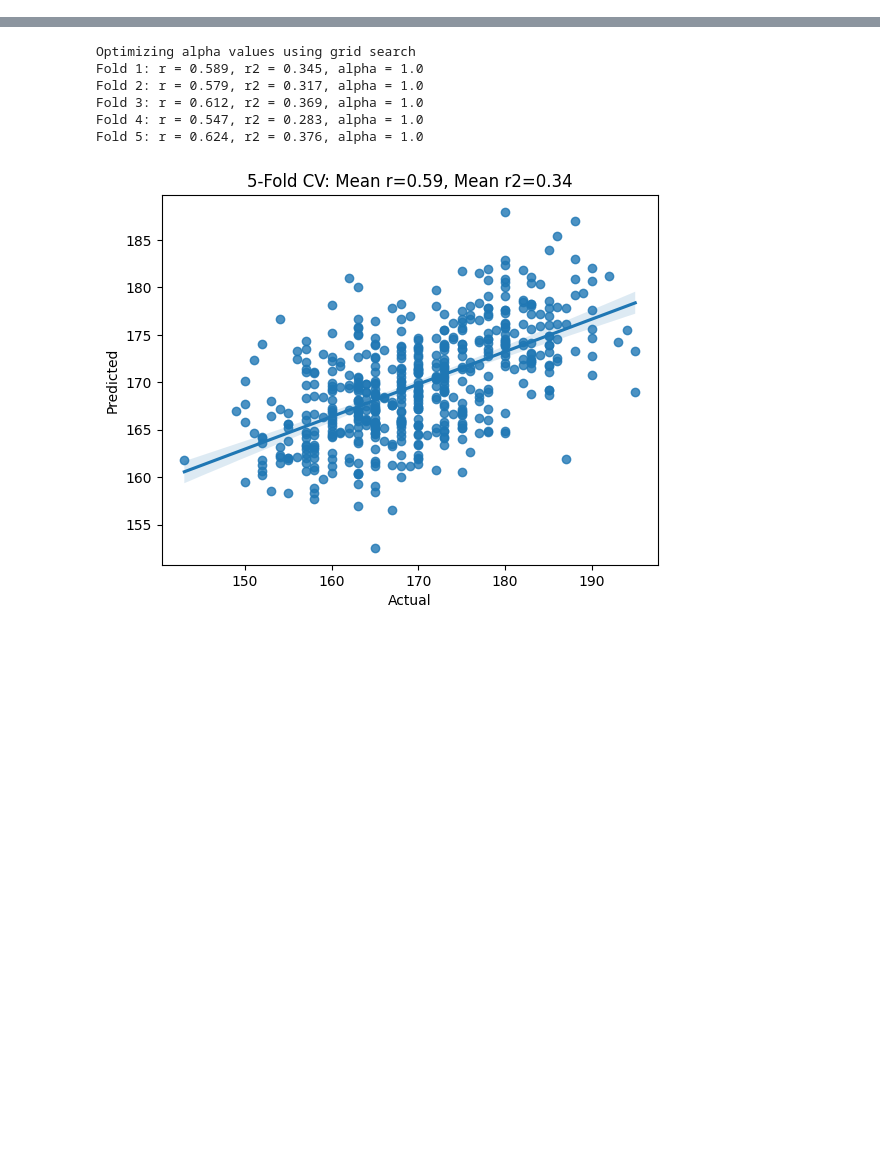
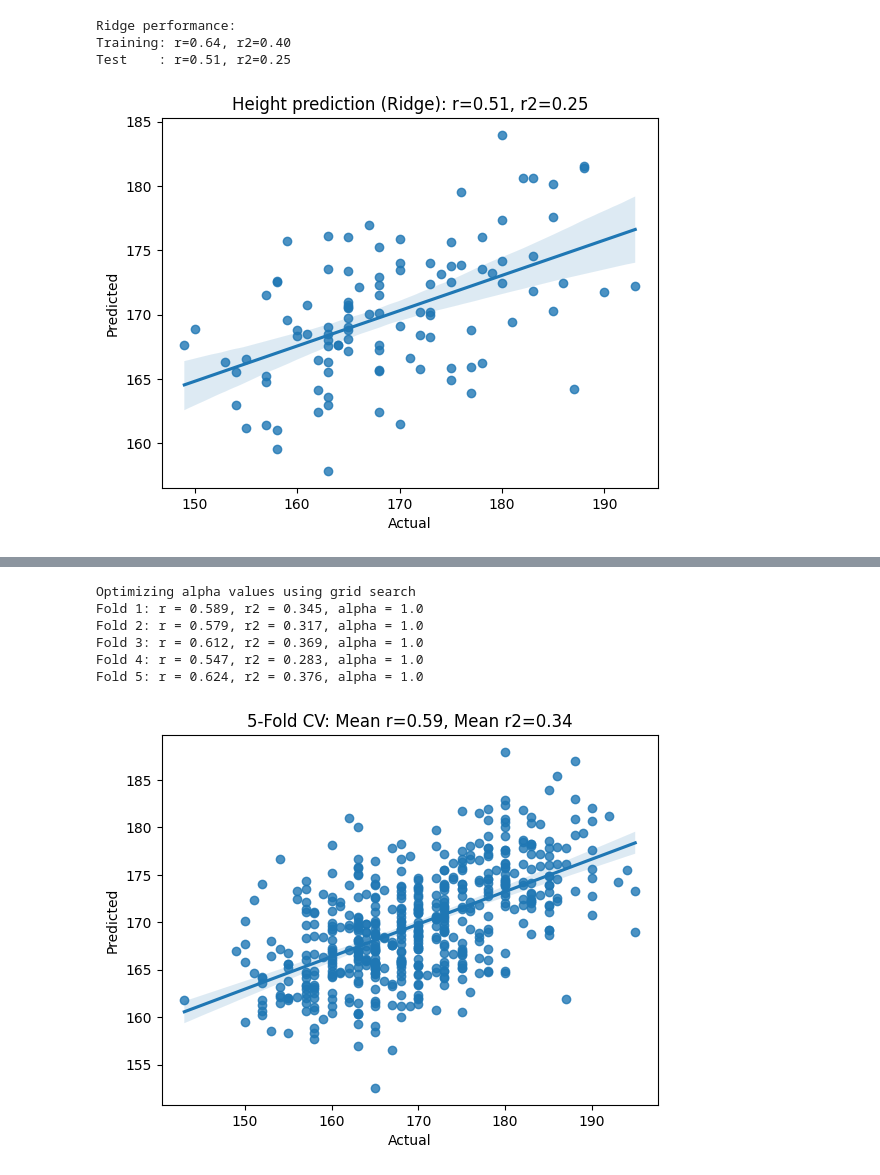
Before and after one commit to N-Nieto/OHBM_SEA-SIG_Educational_Course, a Jupyter notebook: 01_basic_ML/01_basic_ML.ipynb, the cells around one changed output, grey strips where cells are left out. Cells and saved outputs as stored; diff of their text form; code cells hidden in the pictures; blank space fills up the shorter version.

```diff
--- a/01_basic_ML/01_basic_ML.ipynb
+++ b/01_basic_ML/01_basic_ML.ipynb
@@ -66,0 +104,29 @@ plt.show()
+# %%
+# Can we improve with L2 regularization (Ridge regression)?
+from sklearn.linear_model import Ridge
+
+model = Ridge()
+model.fit(X=train_data[columns_GMV], y=train_data["HEIGHT"])
+y_pred = model.predict(X=test_data[columns_GMV])
+
+r = np.corrcoef(y_true, y_pred)[0, 1]
+r2 = r2_score(y_true, y_pred)
+
+# also check training performance
+y_train_pred = model.predict(X=train_data[columns_GMV])
+r_train = np.corrcoef(y_train_true, y_train_pred)[0, 1]
+r2_train = r2_score(y_train_true, y_train_pred)
+print("Ridge performance:")
+print(f"Training: r={r_train:.2f}, r2={r2_train:.2f}")
+print(f"Test    : r={r:.2f}, r2={r2:.2f}")
+
+sns.regplot(x=y_true, y=y_pred)
+plt.xlabel("Actual")
+plt.ylabel("Predicted")
+plt.title(f"Height prediction (Ridge): r={r:.2f}, r2={r2:.2f}")
+plt.show()
+# %% [output]
+Ridge performance:
+Training: r=0.64, r2=0.40
+Test    : r=0.51, r2=0.25
+[figure, added]
```
Also changed, not shown: parts of 17 cells of this notebook.
